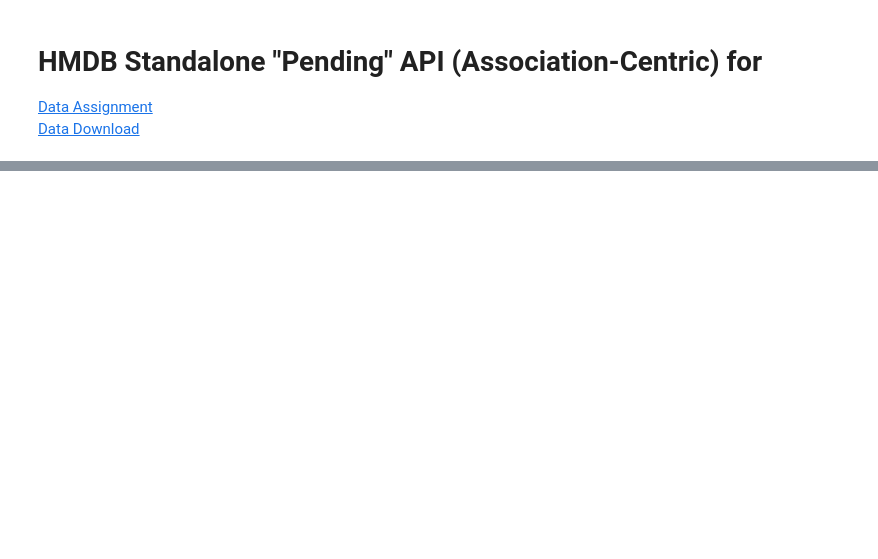
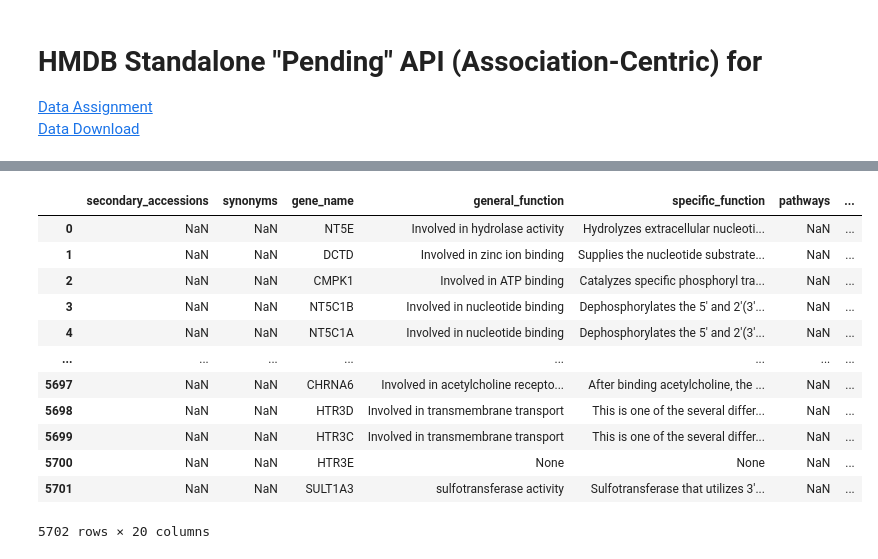
Before and after one commit to NikkiBytes/BioThings_Tutorial, a Jupyter notebook: HMDB_associations.ipynb, the cells around one changed output, grey strips where cells are left out. Saved outputs shown, nothing was run; the diff lists cells and outputs as text; code cells hidden in the pictures; blank space fills up the shorter version.

```diff
--- a/HMDB_associations.ipynb
+++ b/HMDB_associations.ipynb
@@ -10,4 +11,4 @@ import os, gzip
 protein_zipfolder = os.path.join("c:\\Users\\19802\\Documents\\dev\scripps\\BioThings_SuLab\\data\\hmdb_proteins.xml")
 
 # we're reading an XML
-print(pd.read_xml(protein_zipfolder))
+df=pd.read_xml(protein_zipfolder)
@@ -17,0 +96,18 @@ def
+# %%
+# get columns with any null values
+null_cols_ = list(df.loc[:, df.isna().any()].columns.values)
+df.loc[:, df.isna().any()]
+# %% [output]
+|  | secondary_accessions | synonyms | gene_name | general_function | specific_function | pathways | ... |
+| 0 | NaN | NaN | NT5E | Involved in hydrolase activity | Hydrolyzes extracellular nucleoti... | NaN | ... |
+| 1 | NaN | NaN | DCTD | Involved in zinc ion binding | Supplies the nucleotide substrate... | NaN | ... |
+| 2 | NaN | NaN | CMPK1 | Involved in ATP binding | Catalyzes specific phosphoryl tra... | NaN | ... |
+| 3 | NaN | NaN | NT5C1B | Involved in nucleotide binding | Dephosphorylates the 5' and 2'(3'... | NaN | ... |
+| 4 | NaN | NaN | NT5C1A | Involved in nucleotide binding | Dephosphorylates the 5' and 2'(3'... | NaN | ... |
+| ... | ... | ... | ... | ... | ... | ... | ... |
+| 5697 | NaN | NaN | CHRNA6 | Involved in acetylcholine recepto... | After binding acetylcholine, the ... | NaN | ... |
+| 5698 | NaN | NaN | HTR3D | Involved in transmembrane transport | This is one of the several differ... | NaN | ... |
+| 5699 | NaN | NaN | HTR3C | Involved in transmembrane transport | This is one of the several differ... | NaN | ... |
+| 5700 | NaN | NaN | HTR3E | None | None | NaN | ... |
+| 5701 | NaN | NaN | SULT1A3 | sulfotransferase activity | Sulfotransferase that utilizes 3'... | NaN | ... |
+5702 rows × 20 columns
```
Also changed, not shown: parts of 14 cells of this notebook.
